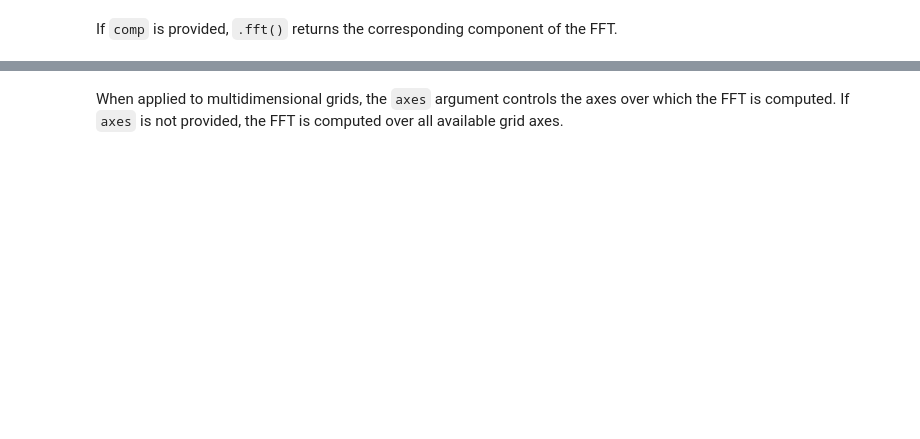
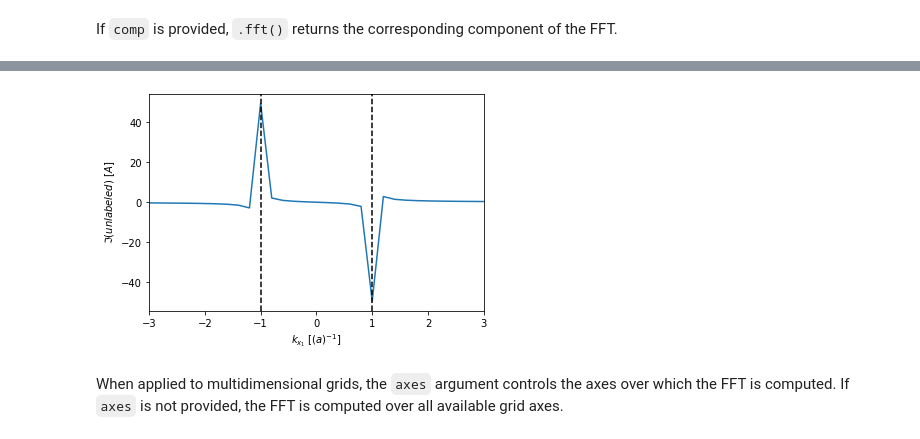
Before and after one commit to GoLP-IST/nata, a Jupyter notebook: examples/GridDataset plugins.ipynb, the cells around one changed output, grey strips where cells are left out. Drawn from its saved outputs; the diff is of its cells as text; code cells hidden in the pictures; blank space fills up the shorter version.

```diff
--- a/examples/GridDataset plugins.ipynb
+++ b/examples/GridDataset plugins.ipynb
@@ -154,13 +178,15 @@ fft_grid
 # %%
 fig, ax = plt.subplots()
 
-ax.plot(fft_grid.axes[0].as_dask(), fft_grid.as_dask())
+ax.plot(fft_grid.axes[0].to_dask(), fft_grid.to_dask())
 ax.set_xlim((-3, 3))
 ax.set_xlabel(f"${fft_grid.axes[0].label}$ [${fft_grid.axes[0].unit}$]")
 ax.set_ylabel(f"${fft_grid.label}$ [${fft_grid.unit}$]")
 ax.axvline(+1, c="k", ls="--")
 ax.axvline(-1, c="k", ls="--")
 fig.show()
+# %% [output]
+[figure, added]
 # %% [markdown]
 When applied to multidimensional grids, the `axes` argument controls the axes over which the FFT is computed. If `axes` is not provided, the FFT is computed over all available grid axes.
 # %%
```
Also changed, not shown: parts of 11 cells of this notebook.
